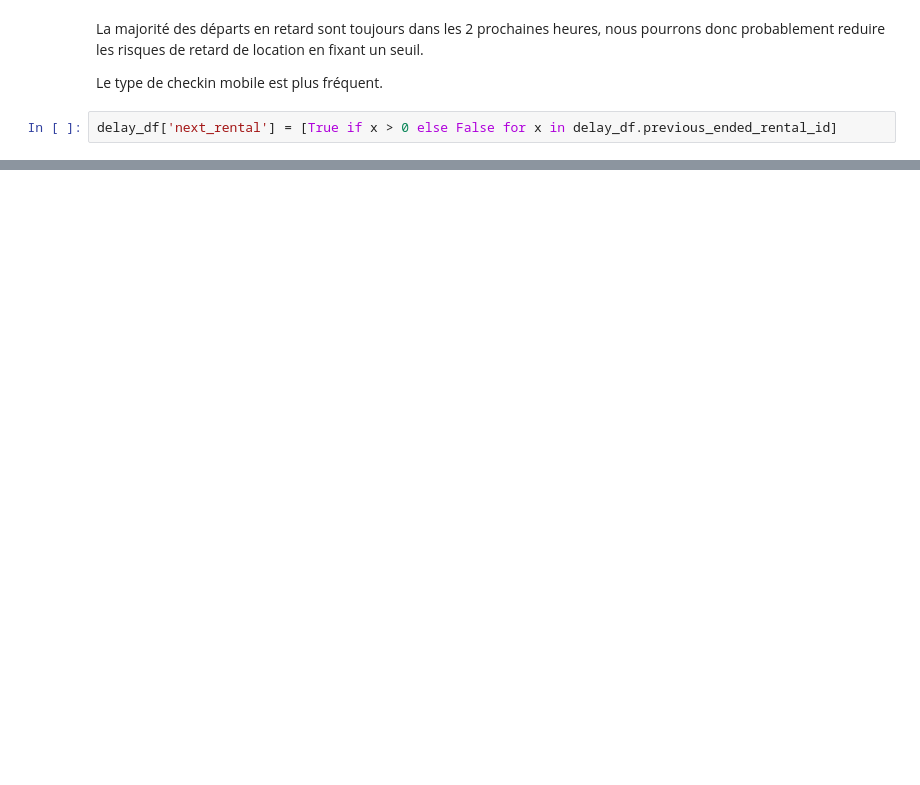
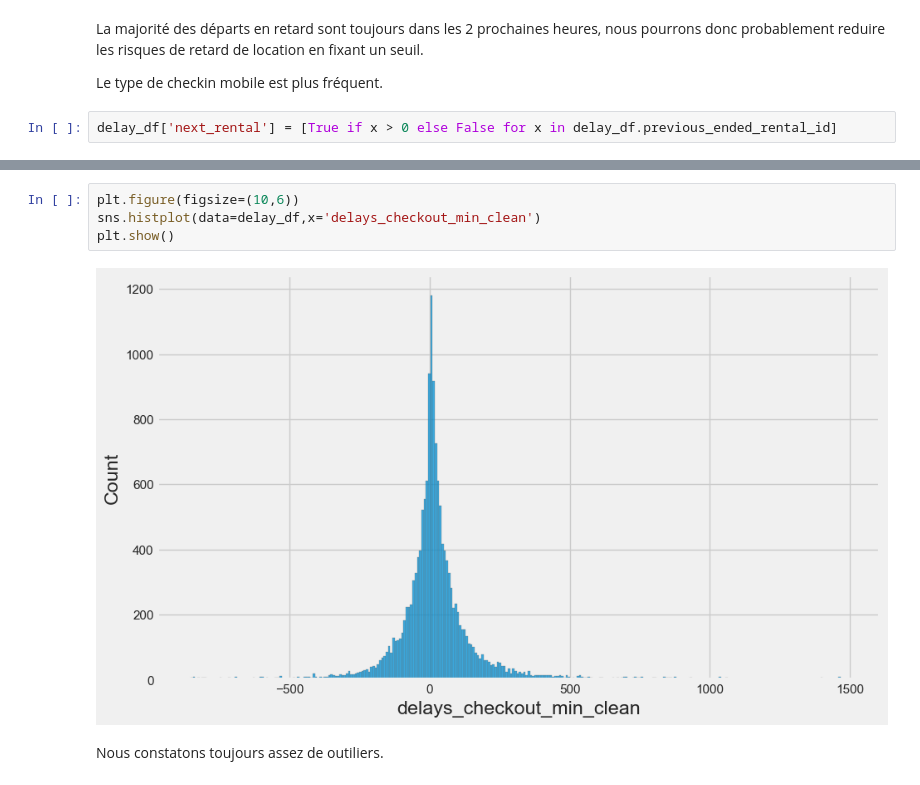
Before and after one commit to loft897/GetAround, a Jupyter notebook: getaround_analysis_delay.ipynb, the cells around one changed output, grey strips where cells are left out. Drawn from its saved outputs; the diff is of its cells as text; blank space fills up the shorter version.

```diff
--- a/getaround_analysis_delay.ipynb
+++ b/getaround_analysis_delay.ipynb
@@ -165,2 +229,10 @@ print(f"Le checking par Mobile est plus utilisé avec {round(mobile_share,2)}% d
 # %% [output]
 Le checking par Mobile est plus utilisé avec 79.79% de pourcentage alors le checking par Connect a 20.21% de pourcentage d'utilisation.        On note que 24% des annulations concernent Connect, ce qu ...
+# %%
+plt.figure(figsize=(10,6))
+sns.histplot(data=delay_df,x='delays_checkout_min_clean')
+plt.show()
+# %% [output]
+[figure, added]
+# %% [markdown]
+Nous constatons toujours assez de outiliers.
```
Also changed, not shown: parts of 21 cells of this notebook, 8 other files.
